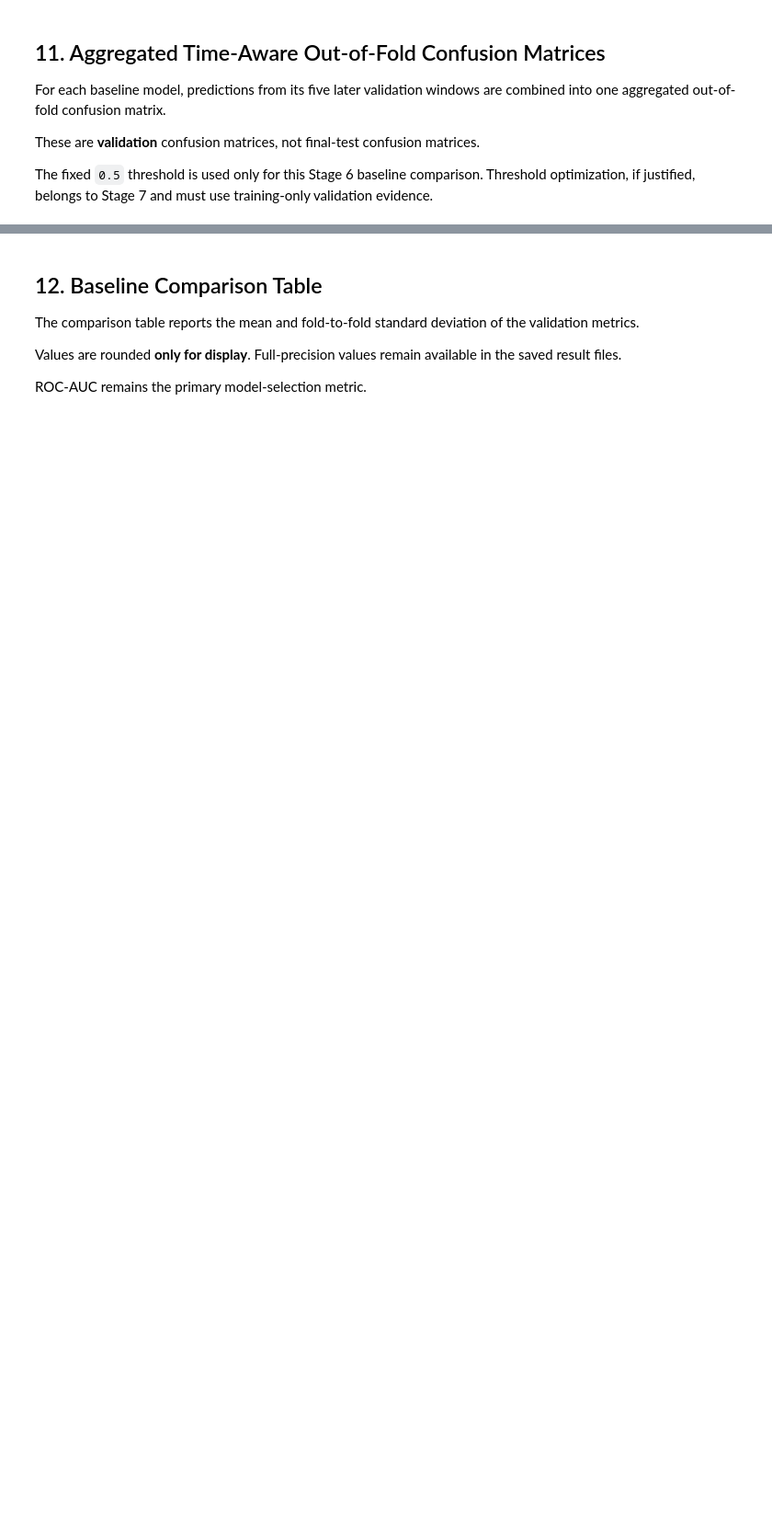
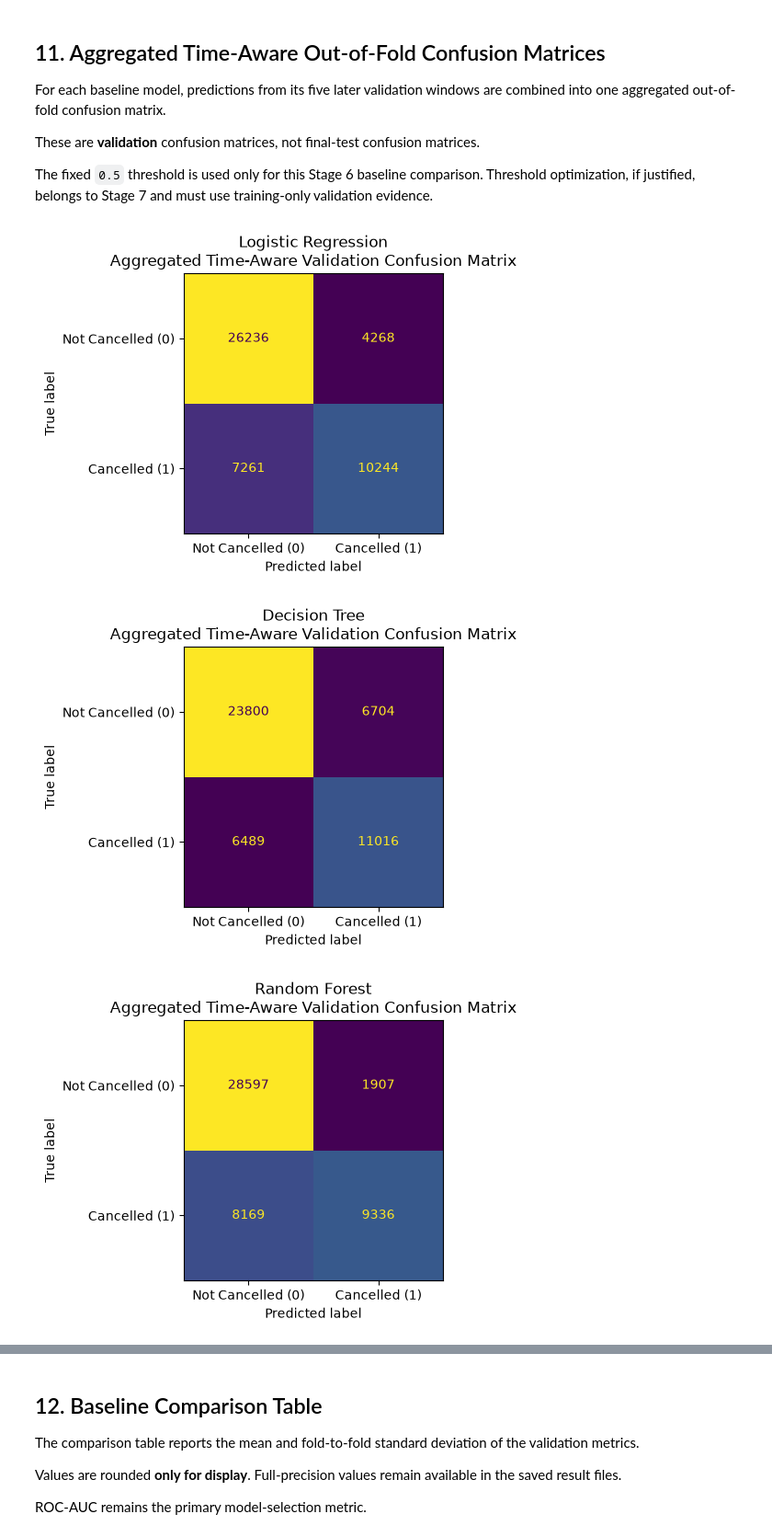
Before and after one commit to sudulran/IT3051-Group27-Hotel-Cancellation-Prediction, a Jupyter notebook: notebooks/03_Model_Development_Comparison.ipynb, the cells around one changed output, grey strips where cells are left out. Shown at 92% size. Saved outputs shown, nothing was run; the diff lists cells and outputs as text; code cells hidden in the pictures; blank space fills up the shorter version.

Commit message:
Finalize local notebooks and Stage 6 model comparison

```diff
--- a/notebooks/03_Model_Development_Comparison.ipynb
+++ b/notebooks/03_Model_Development_Comparison.ipynb
@@ -646,7 +750,6 @@ No class weighting is enabled in Stage 6. Class-weight experiments belong to Sta
 # %%
 baseline_models = {
     'Logistic Regression': LogisticRegression(
-        penalty='l2',
         C=1.0,
         solver='liblinear',
         max_iter=2000,
@@ -890,8 +1051,7 @@ These are **validation** confusion matrices, not final-test confusion matrices.
 
 The fixed `0.5` threshold is used only for this Stage 6 baseline comparison. Threshold optimization, if justified, belongs to Stage 7 and must use training-only validation evidence.
 # %%
-FIGURE_DIR = Path('reports/figures')
-FIGURE_DIR.mkdir(parents=True, exist_ok=True)
+STAGE6_FIGURE_DIR.mkdir(parents=True, exist_ok=True)
 
 def safe_filename(name):
     return (
@@ -907,32 +1067,36 @@ for model_name in baseline_models:
         stage6_oof_predictions['Model'] == model_name
     ]
 
     cm = confusion_matrix(
         model_oof['Actual'],
         model_oof['Predicted'],
         labels=[0, 1],
     )
     confusion_matrices[model_name] = cm
 
     fig, ax = plt.subplots(figsize=(5, 4))
     ConfusionMatrixDisplay(
         confusion_matrix=cm,
         display_labels=['Not Cancelled (0)', 'Cancelled (1)'],
     ).plot(
         ax=ax,
         values_format='d',
         colorbar=False,
     )
     ax.set_title(
         f'{model_name}\nAggregated Time-Aware Validation Confusion Matrix'
     )
     fig.tight_layout()
 
     output_path = (
-        FIGURE_DIR
+        STAGE6_FIGURE_DIR
         / f'stage6_{safe_filename(model_name)}_validation_confusion_matrix.png'
     )
     fig.savefig(output_path, dpi=150, bbox_inches='tight')
     plt.show()
 
-print('Validation confusion-matrix figures saved under reports/figures/.')
+print('Validation confusion-matrix figures saved under reports/figures/stage6/.')
+# %% [output]
+[figure, added]
+[figure, added]
+[figure, added]
```
Also changed, not shown: parts of 28 cells of this notebook, 36 other files.
